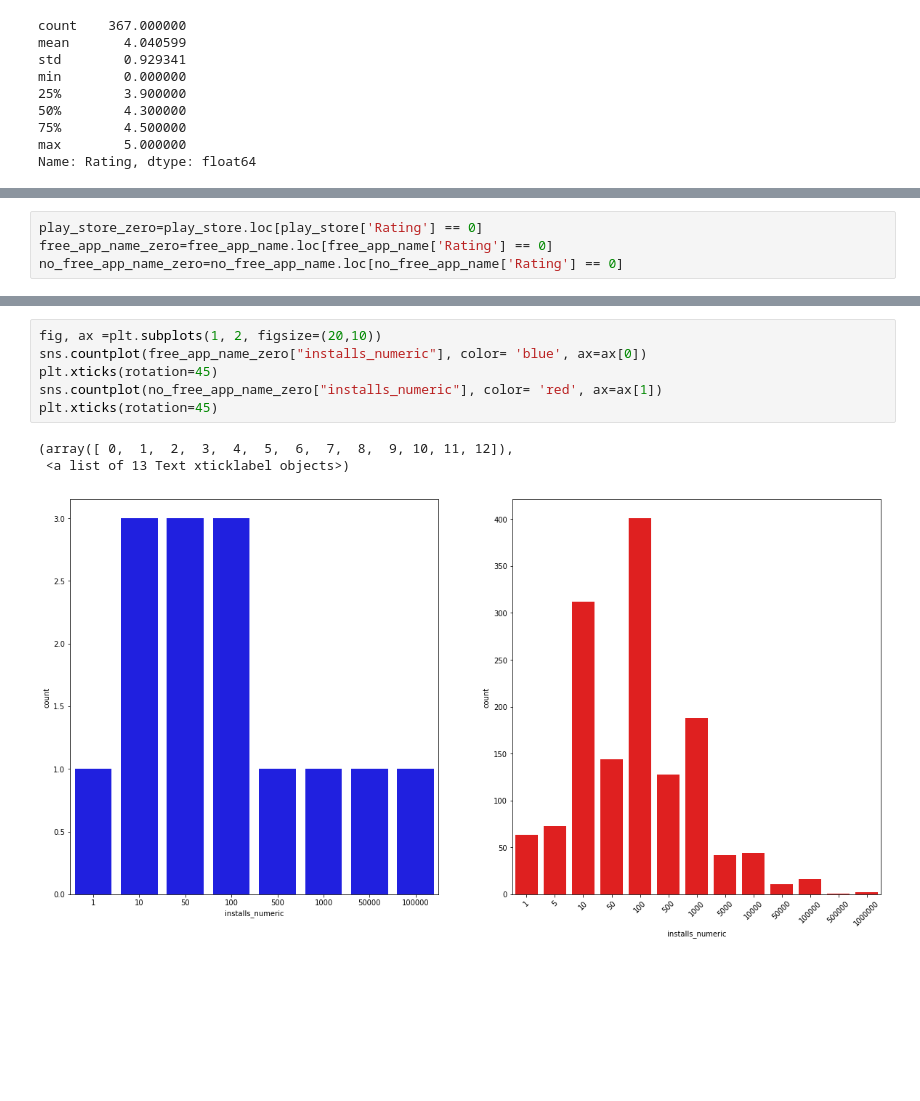
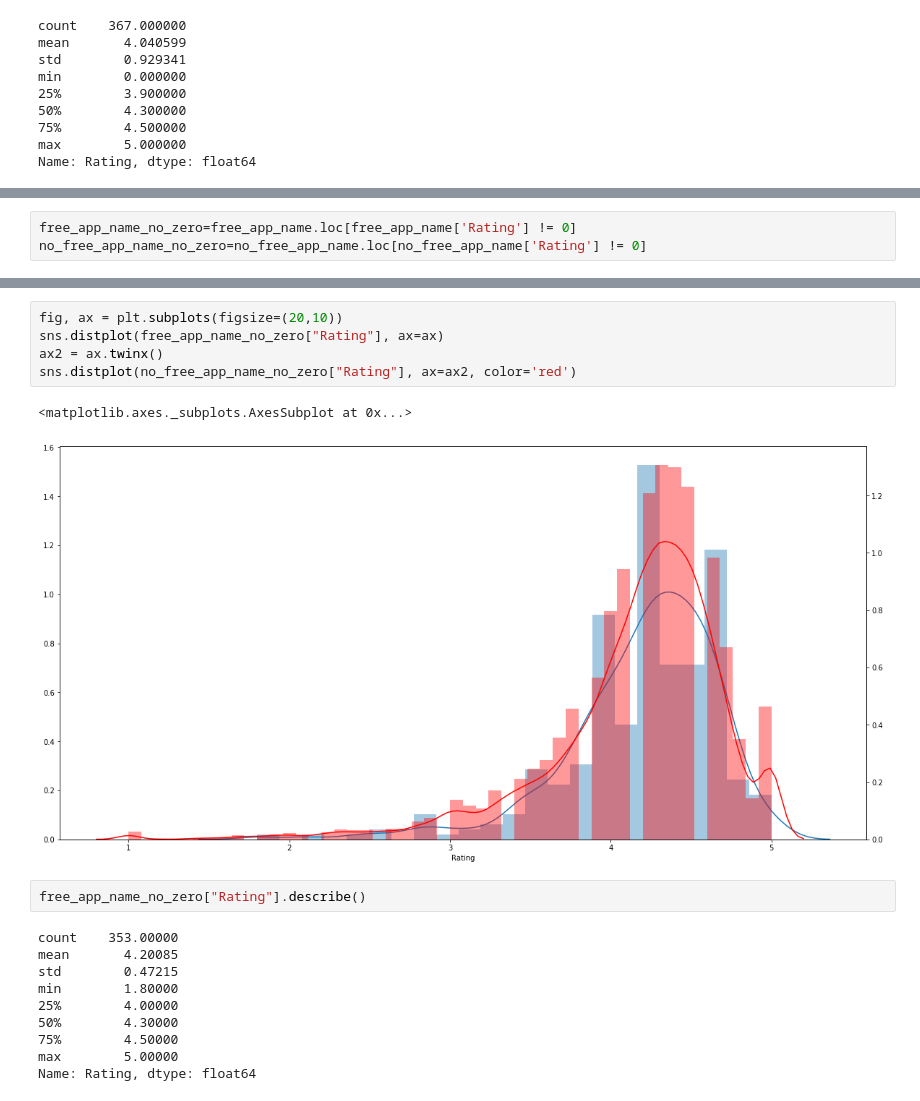
Before and after one commit to romer1979/Google_Play_store, a Jupyter notebook: capestone_project_I.ipynb, the cells around one changed output, grey strips where cells are left out. Drawn from its saved outputs; the diff is of its cells as text; blank space fills up the shorter version.

```diff
--- a/capestone_project_I.ipynb
+++ b/capestone_project_I.ipynb
@@ -390,4 +402,3 @@ Name: Rating, dtype: float64
 # %%
-play_store_zero=play_store.loc[play_store['Rating'] == 0]
-free_app_name_zero=free_app_name.loc[free_app_name['Rating'] == 0]
-no_free_app_name_zero=no_free_app_name.loc[no_free_app_name['Rating'] == 0]
+free_app_name_no_zero=free_app_name.loc[free_app_name['Rating'] != 0]
+no_free_app_name_no_zero=no_free_app_name.loc[no_free_app_name['Rating'] != 0]
@@ -406,10 +405,20 @@ plt.xticks(rotation=45)
-# %%
-fig, ax =plt.subplots(1, 2, figsize=(20,10))
-sns.countplot(free_app_name_zero["installs_numeric"], color= 'blue', ax=ax[0])
-plt.xticks(rotation=45)
-sns.countplot(no_free_app_name_zero["installs_numeric"], color= 'red', ax=ax[1])
-plt.xticks(rotation=45)
-# %% [output]
-(array([ 0,  1,  2,  3,  4,  5,  6,  7,  8,  9, 10, 11, 12]),
- <a list of 13 Text xticklabel objects>)
-[figure, removed]
+# %%
+fig, ax = plt.subplots(figsize=(20,10))
+sns.distplot(free_app_name_no_zero["Rating"], ax=ax)
+ax2 = ax.twinx()
+sns.distplot(no_free_app_name_no_zero["Rating"], ax=ax2, color='red')
+# %% [output]
+<matplotlib.axes._subplots.AxesSubplot at 0x...>
+[figure, added]
+# %%
+free_app_name_no_zero["Rating"].describe()
+# %% [output]
+count    353.00000
+mean       4.20085
+std        0.47215
+min        1.80000
+25%        4.00000
+50%        4.30000
+75%        4.50000
+max        5.00000
+Name: Rating, dtype: float64
```
Also changed, not shown: parts of 54 cells of this notebook.
